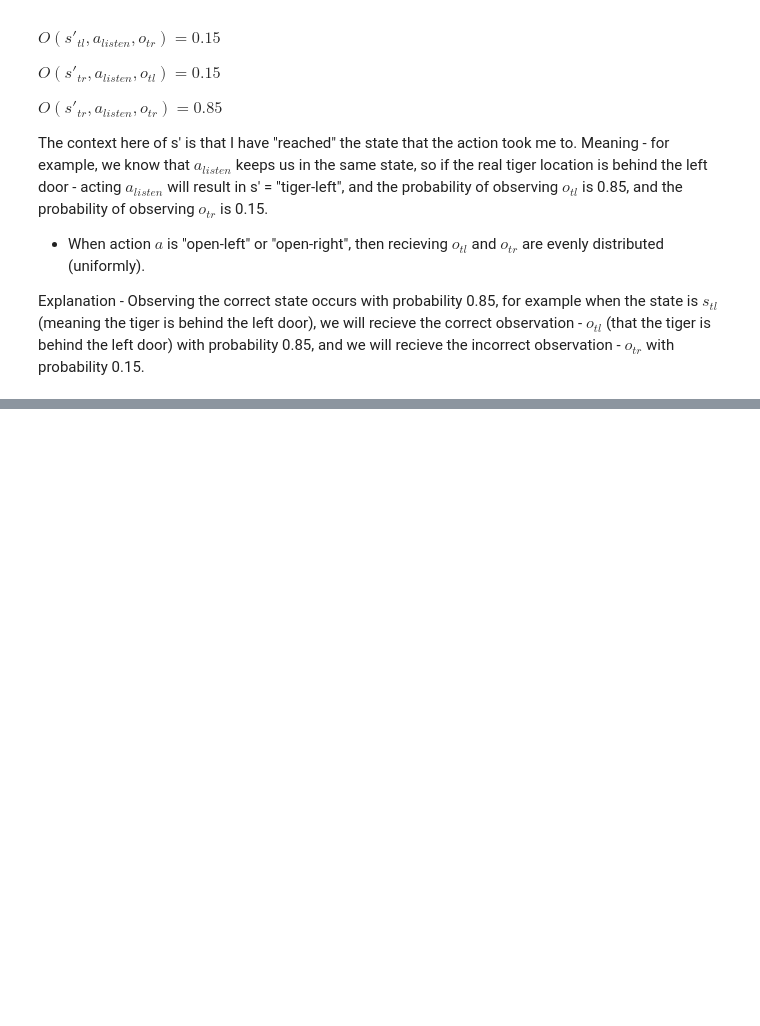
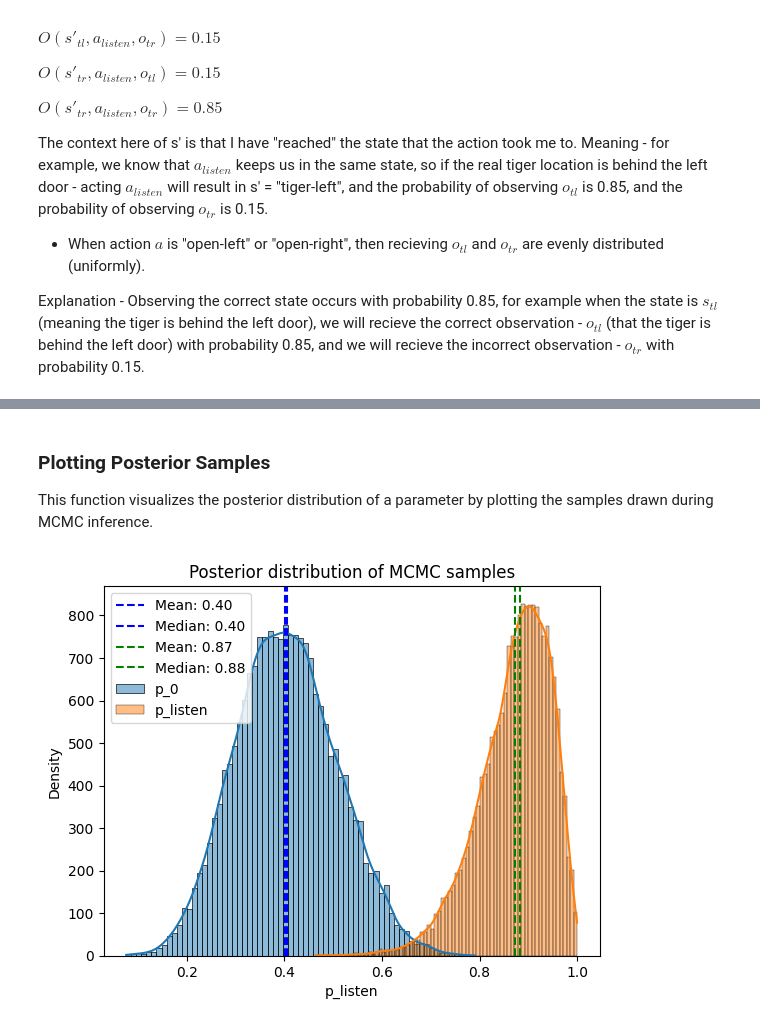
Before and after one commit to ibenatar-96/tiger-pomdp-mplr, a Jupyter notebook: tiger_pomdp_mplr.ipynb, the cells around one changed output, grey strips where cells are left out. Cells and saved outputs as stored; diff of their text form; code cells hidden in the pictures; blank space fills up the shorter version.

```diff
--- a/tiger_pomdp_mplr.ipynb
+++ b/tiger_pomdp_mplr.ipynb
@@ -327,6 +411,6 @@ mcmc_1 = inference(model1, data)
 
 Number of divergences: 0
 # %%
-mcmc_2 = inference(model2, data)
+mcmc_2 = inference(model2, data_numeric)
 # %% [output]
                 mean       std    median      5.0%     95.0%     n_eff     r_hat
@@ -335,17 +419,2 @@ mcmc_2 = inference(model2, data)
 
 Number of divergences: 0
-# %%
-# Plotting the samples
-def plot_samples(name, samples):
-    normalize = lambda x: (x - jnp.min(x)) / (jnp.max(x) - jnp.min(x))
-    samples = normalize(samples)
-    sns.histplot(samples, kde=True)
-    plt.xlabel(param_name)
-    plt.ylabel('Density')
-    plt.title(f'Posterior distribution of {name}')
-    plt.show()
-
-# Assuming your model has parameters 'param1', 'param2', etc.
-samples = mcmc_2.get_samples()
-for param_name, param_samples in samples.items():
-    plot_samples(param_name, param_samples)
@@ -355,0 +421,22 @@ for param_name, param_samples in samples.items():
+# %% [markdown]
+### Plotting Posterior Samples
+
+This function visualizes the posterior distribution of a parameter by plotting the samples drawn during MCMC inference.
+# %%
+# Plotting the samples
+def plot_samples(mcmc_samples):
+    colors = ['b', 'g', 'r', 'c', 'm', 'y', 'k']
+    for i, (name, samples) in enumerate(mcmc_samples.items()):
+        sns.histplot(samples, kde=True, label=name)
+        plt.axvline(jnp.mean(samples), color=colors[i % len(colors)], linestyle='--', label=f'Mean: {jnp.mean(samples):.2f}')
+        plt.axvline(jnp.median(samples), color=colors[i % len(colors)], linestyle='--', label=f'Median: {jnp.median(samples):.2f}')
+        plt.xlabel(name)
+        plt.ylabel('Density')
+    plt.title(f'Posterior distribution of MCMC samples')
+    plt.legend()
+    plt.show()
+# %%
+samples = mcmc_2.get_samples()
+plot_samples(samples)
+# %% [output]
+[figure, added]
```
Also changed, not shown: parts of 31 cells of this notebook.
